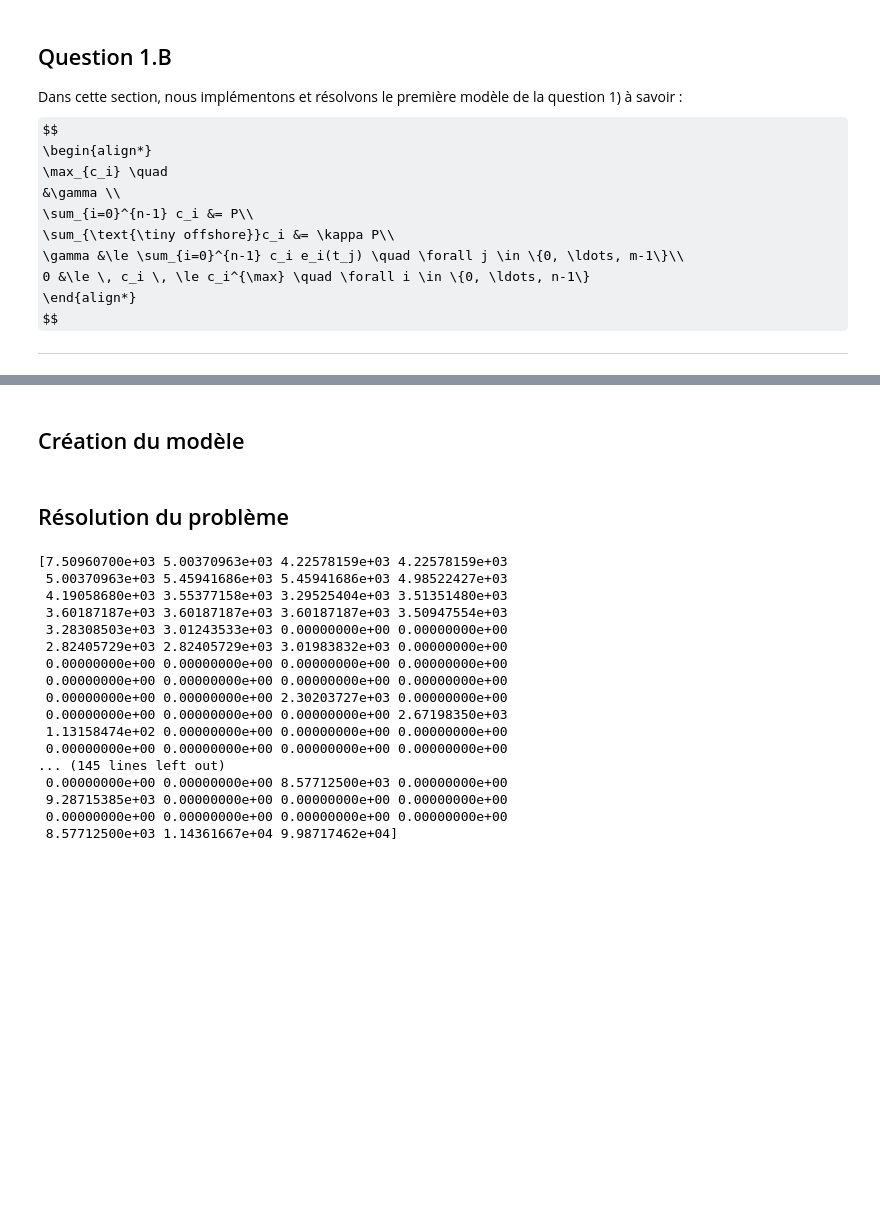
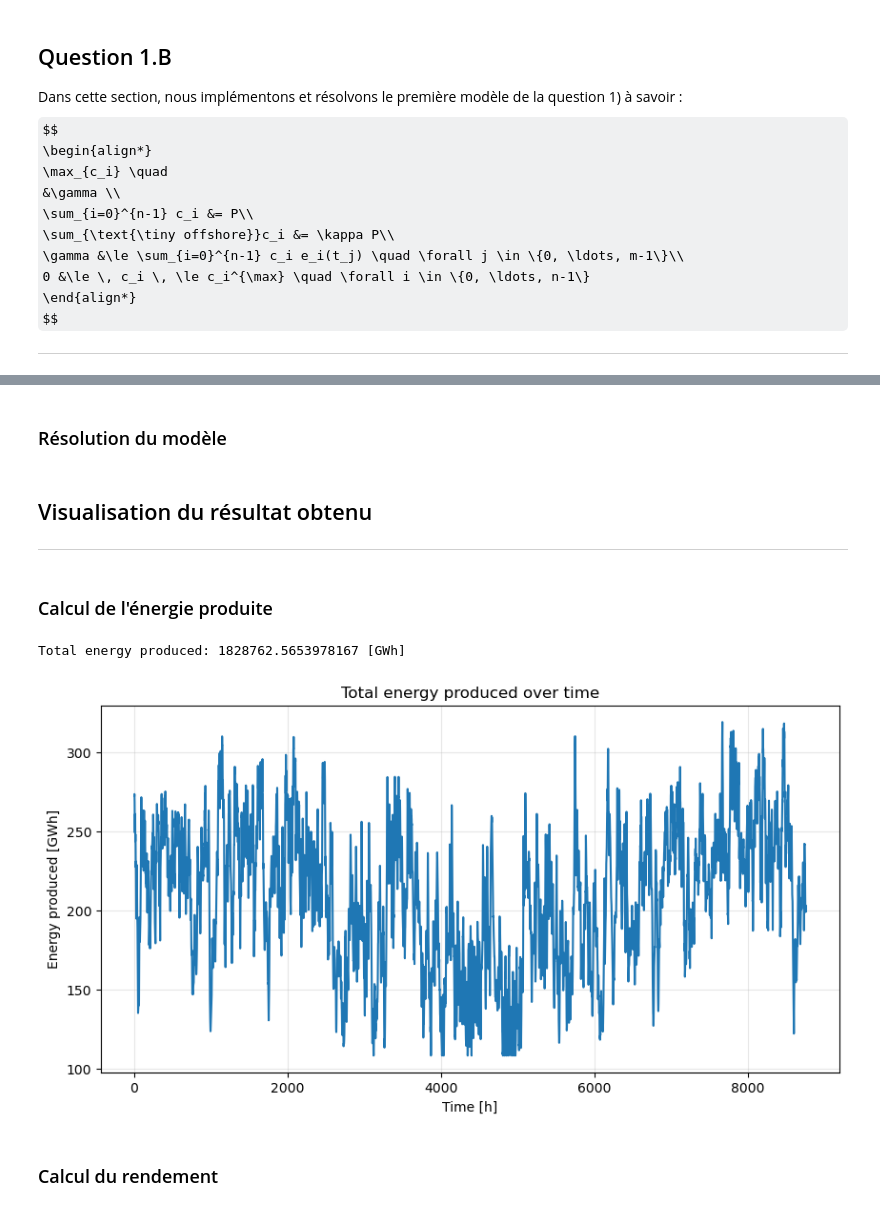
Before and after one commit to AhouLucas/projet-opti, a Jupyter notebook: projet_opti.ipynb, the cells around one changed output, grey strips where cells are left out. Drawn from its saved outputs; the diff is of its cells as text; code cells hidden in the pictures; some formulas as TeX source; blank space fills up the shorter version.

```diff
--- a/projet_opti.ipynb
+++ b/projet_opti.ipynb
@@ -41,6 +41,18 @@ onshore_df = pd.read_csv('Data-partie-1/Rendements_onshore.csv', header=None).to
 offshore_idx = sites_df[sites_df['capacite offshore'] == 'Oui']['index site'].to_numpy(dtype=int)
 onshore_idx = sites_df[sites_df['capacite offshore'] == 'Non']['index site'].to_numpy(dtype=int)
 
+# Get number of sites (n) and number of hours in a year (m)
+n = sites_df.shape[0]
+m = offshore_df.shape[1]
+
+# Get max capacity of offshore and onshore sites
+max_capacity = np.zeros(n)
+max_capacity[offshore_idx] = sites_df[sites_df['capacite offshore'] == 'Oui']['capacites'].to_numpy(dtype=float)
+max_capacity[onshore_idx] = sites_df[sites_df['capacite offshore'] == 'Non']['capacites'].to_numpy(dtype=float)
+
 # Filter offshore and onshore dataframes
 offshore_df = offshore_df[offshore_idx, :]
 onshore_df = onshore_df[onshore_idx, :]
+rendements_on_off = np.zeros((n, m)) # Matrix that contains all the rendements of onshore and offshore sites at the correct indices
+rendements_on_off[offshore_idx, :] = offshore_df
+rendements_on_off[onshore_idx, :] = onshore_df
@@ -47,2 +90,2 @@ onshore_df = onshore_df[onshore_idx, :]
 # %% [markdown]
-## Création du modèle
+### Résolution du modèle
@@ -84,25 +96,33 @@ objective_function[-1] = -1
+# %% [markdown]
+## Visualisation du résultat obtenu
+---
+# %% [markdown]
+### Calcul de l'énergie produite
+# %%
+# Load solution
+sol = np.load('Data-partie-1/solution.npy')
+
+# Compute energy produced per hour
+energy_produced = np.zeros(m)
+for i in range(m):
+    energy_produced[i] += sol[offshore_idx]@offshore_df[:, i]
+    energy_produced[i] += sol[onshore_idx]@onshore_df[:, i]
+
+# Plot energy produced over time
+t = np.arange(1, m+1)
+fig = plt.figure(figsize=(10, 5))
+plt.title('Total energy produced over time')
+plt.plot(t, energy_produced/1e3)
+plt.xlabel('Time [h]')
+plt.ylabel('Energy produced [GWh]')
+plt.grid(alpha=0.3)
+plt.savefig('Graphes/Graphes_partie_1/energy_produced.svg', format='svg', bbox_inches='tight', pad_inches=0)
+
+# Compute total energy produced
+total_energy_produced = np.sum(energy_produced)
+print('Total energy produced:', total_energy_produced/1e3, '[GWh]')
+# %% [output]
+Total energy produced: 1828762.5653978167 [GWh]
+[figure, added]
 # %% [markdown]
-## Résolution du problème
+### Calcul du rendement
-# %%
-# Solve linear program
-sol = linprog(c=objective_function, A_eq=A_eq, b_eq=b_eq, A_ub=A_ub, b_ub=b_ub, bounds=bounds)
-print(sol.x)
-np.save('Data-partie-1/solution.npy', sol.x)
-# %% [output]
-[7.50960700e+03 5.00370963e+03 4.22578159e+03 4.22578159e+03
- 5.00370963e+03 5.45941686e+03 5.45941686e+03 4.98522427e+03
- 4.19058680e+03 3.55377158e+03 3.29525404e+03 3.51351480e+03
- 3.60187187e+03 3.60187187e+03 3.60187187e+03 3.50947554e+03
- 3.28308503e+03 3.01243533e+03 0.00000000e+00 0.00000000e+00
- 2.82405729e+03 2.82405729e+03 3.01983832e+03 0.00000000e+00
- 0.00000000e+00 0.00000000e+00 0.00000000e+00 0.00000000e+00
- 0.00000000e+00 0.00000000e+00 0.00000000e+00 0.00000000e+00
- 0.00000000e+00 0.00000000e+00 2.30203727e+03 0.00000000e+00
- 0.00000000e+00 0.00000000e+00 0.00000000e+00 2.67198350e+03
- 1.13158474e+02 0.00000000e+00 0.00000000e+00 0.00000000e+00
- 0.00000000e+00 0.00000000e+00 0.00000000e+00 0.00000000e+00
-... (145 lines left out)
- 0.00000000e+00 0.00000000e+00 8.57712500e+03 0.00000000e+00
- 9.28715385e+03 0.00000000e+00 0.00000000e+00 0.00000000e+00
- 0.00000000e+00 0.00000000e+00 0.00000000e+00 0.00000000e+00
- 8.57712500e+03 1.14361667e+04 9.98717462e+04]
```
Also changed, not shown: parts of 13 cells of this notebook, 51 other files.
